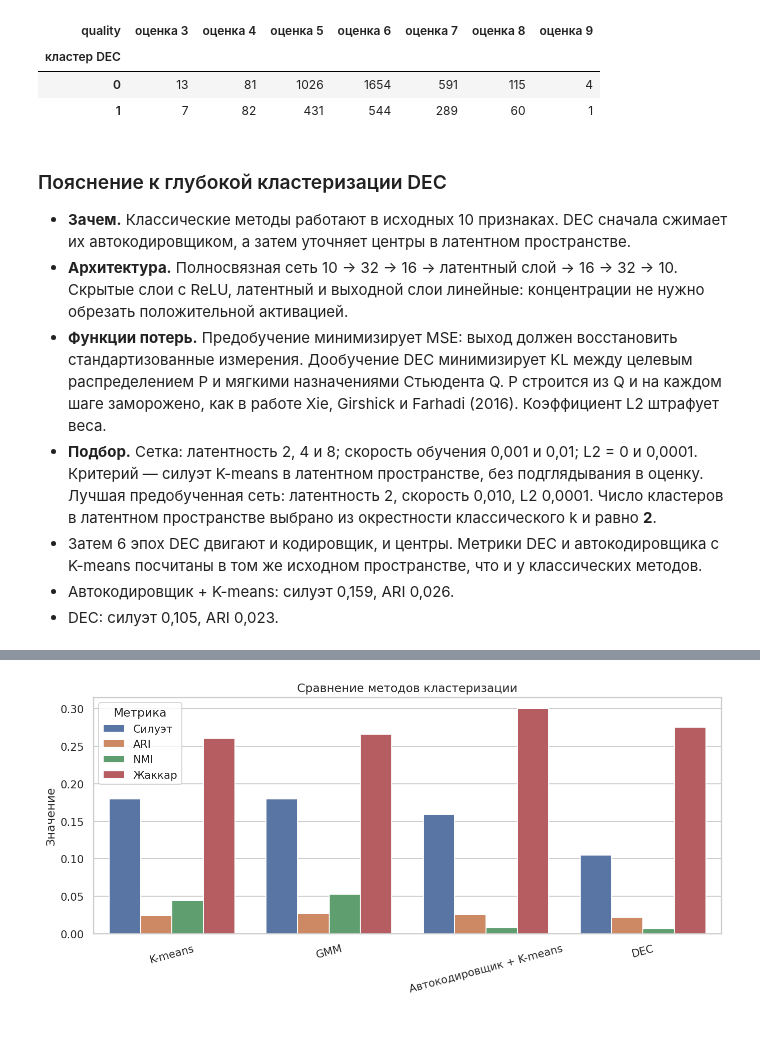
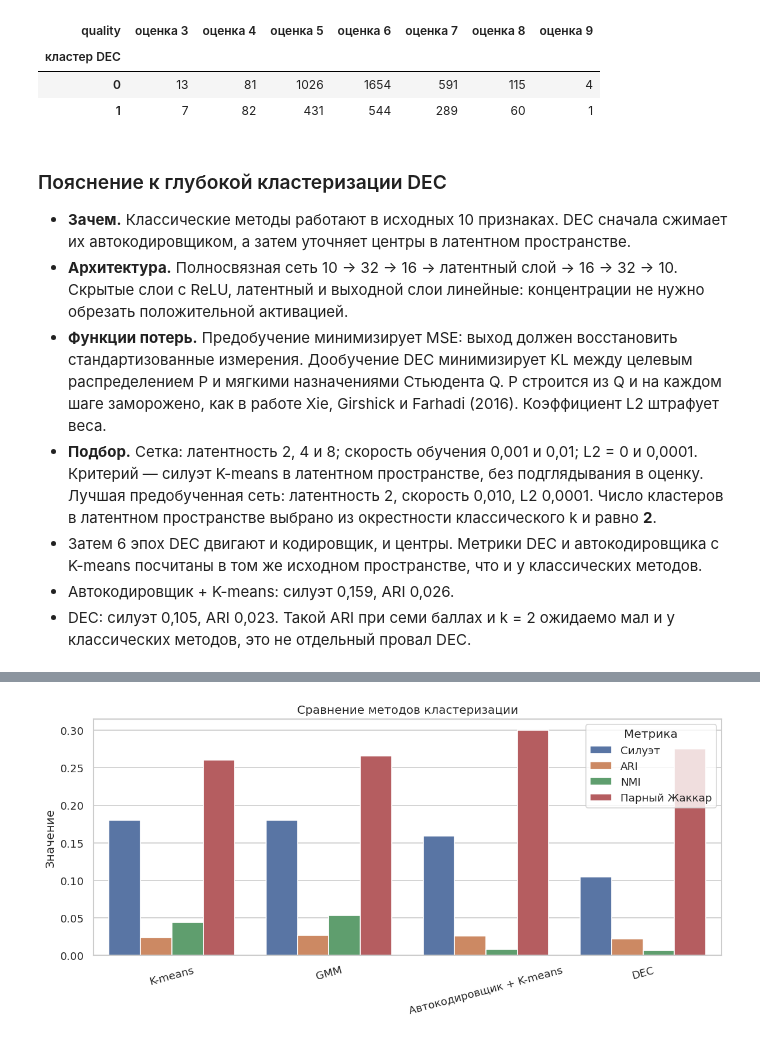
Before and after one commit to Aashteer/MO_3lab, a Jupyter notebook: lab3_clustering.ipynb, the cells around one changed output, grey strips where cells are left out. Drawn from its saved outputs; the diff is of its cells as text; code cells hidden in the pictures.

```diff
--- a/lab3_clustering.ipynb
+++ b/lab3_clustering.ipynb
@@ -391,5 +472,6 @@ plt.show()
 # %%
 def jaccard_index(y_true, y_pred):
+    # Парный Жаккар по парам объектов, не macro-Jaccard после сопоставления меток.
     matrix = pair_confusion_matrix(y_true, y_pred)
     true_negative, false_positive, false_negative, true_positive = matrix.ravel()
     denominator = true_positive + false_positive + false_negative
@@ -419,13 +501,23 @@ def clustering_metrics(name, labels, centers):
         "Rand": float(rand_score(y, labels)),
         "ARI": float(adjusted_rand_score(y, labels)),
         "NMI": float(normalized_mutual_info_score(y, labels)),
-        "Жаккар": jaccard_index(y, labels),
+        "Парный Жаккар": jaccard_index(y, labels),
     }
 
 
 kmeans = KMeans(n_clusters=best_k, n_init=10, random_state=RANDOM_STATE)
 kmeans_labels = kmeans.fit_predict(x_scaled)
 kmeans_centers = kmeans.cluster_centers_
+clean_model = KMeans(n_clusters=best_k, n_init=10, random_state=RANDOM_STATE)
+clean_model.fit(x_scaled[~outlier_mask.to_numpy()])
+clean_agreement = adjusted_rand_score(
+    kmeans_labels[~outlier_mask.to_numpy()],
+    clean_model.labels_,
+)
+print(
+    "K-means без строк с IQR-хвостами на оставшихся точках: "
+    f"ARI с исходными метками = {clean_agreement:.3f}."
+)
 
 covariance_rows = []
 gmm_models = {}
@@ -456,6 +548,11 @@ metrics.to_csv(OUTPUT_DIR / "metrics_classical.csv", encoding="utf-8-sig")
 covariance_table.to_csv(OUTPUT_DIR / "gmm_covariance.csv", encoding="utf-8-sig")
 display(metrics.round(3))
 display(covariance_table.round(3))
+if best_k == 2:
+    print(
+        "При k = 2 среднее расстояние между центрами и минимум между центрами совпадают: "
+        "пара центров одна. Это тождество, а не отдельный результат."
+    )
 
 
 def centers_in_original(centers):
@@ -757,34 +859,34 @@ display(dec_crosstab)
 - **Подбор.** Сетка: латентность 2, 4 и 8; скорость обучения 0,001 и 0,01; L2 = 0 и 0,0001. Критерий — силуэт K-means в латентном пространстве, без подглядывания в оценку. Лучшая предобученная сеть: латентность 2, скорость 0,010, L2 0,0001. Число кластеров в латентном пространстве выбрано из окрестности классического k и равно **2**.
 - Затем 6 эпох DEC двигают и кодировщик, и центры. Метрики DEC и автокодировщика с K-means посчитаны в том же исходном пространстве, что и у классических методов.
 - Автокодировщик + K-means: силуэт 0,159, ARI 0,026.
-- DEC: силуэт 0,105, ARI 0,023.
+- DEC: силуэт 0,105, ARI 0,023. Такой ARI при семи баллах и k = 2 ожидаемо мал и у классических методов, это не отдельный провал DEC.
 # %%
 final_table = pd.concat([metrics, deep_metrics])
 final_table.to_csv(OUTPUT_DIR / "metrics_all.csv", encoding="utf-8-sig")
 display(final_table.round(3))
 
 plot_frame = final_table.reset_index().melt(
     id_vars="Модель",
-    value_vars=["Силуэт", "ARI", "NMI", "Жаккар"],
+    value_vars=["Силуэт", "ARI", "NMI", "Парный Жаккар"],
     var_name="Метрика",
     value_name="Значение",
 )
 fig, ax = plt.subplots(figsize=(10, 4.8))
 sns.barplot(data=plot_frame, x="Модель", y="Значение", hue="Метрика", ax=ax)
 ax.set_xlabel("")
 ax.tick_params(axis="x", rotation=15)
 ax.set_title("Сравнение методов кластеризации")
 fig.tight_layout()
 fig.savefig(OUTPUT_DIR / "11_comparison.png", bbox_inches="tight")
 plt.show()
 # %% [output]
 |  | Силуэт | Calinski-Harabasz | Davies-Bouldin | Среднее внутри кластера | Среднее между центрами | ... |
 | Модель |  |  |  |  |  | ... |
 | K-means | 0.180 | 1033.341 | 1.998 | 2.683 | 2.686 | ... |
 | GMM | 0.180 | 965.106 | 2.032 | 2.705 | 2.602 | ... |
 | Автокодировщик + K-means | 0.159 | 325.290 | 2.874 | 3.021 | 2.102 | ... |
 | DEC | 0.105 | 379.655 | 3.102 | 2.903 | 1.872 | ... |
-[figure, old version]
+[figure, new version]
 # %% [markdown]
 ---
 ## Сравнительный анализ
```
Also changed, not shown: parts of 16 cells of this notebook, 17 other files.
